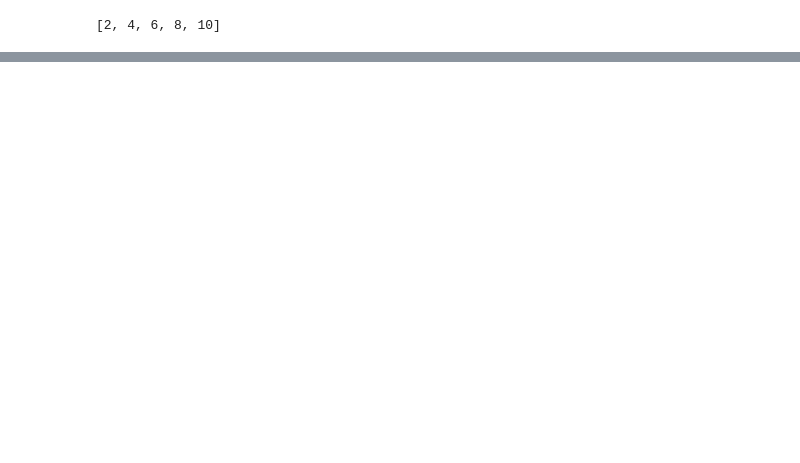
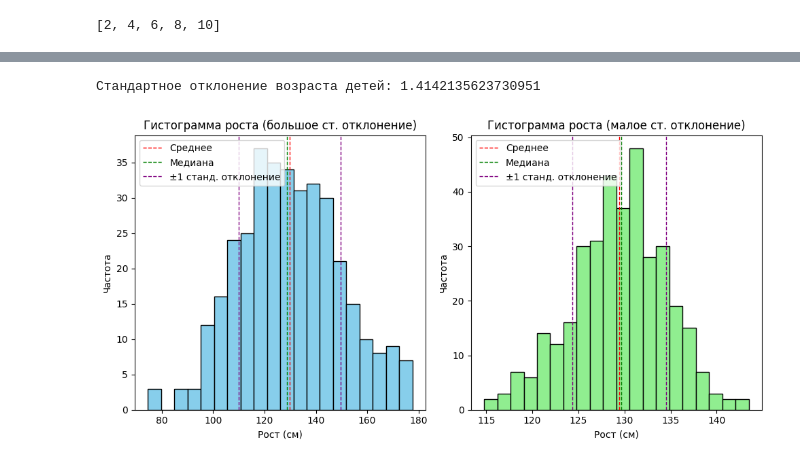
Before and after one commit to iskakanartur/car_data_analysis, a Jupyter notebook: py_basics.ipynb, the cells around one changed output, grey strips where cells are left out. Cells and saved outputs as stored; diff of their text form; code cells hidden in the pictures; blank space fills up the shorter version.

Commit message:
Data Cleaning Finished

```diff
--- a/py_basics.ipynb
+++ b/py_basics.ipynb
@@ -143,0 +190,76 @@ print(удвоенные_числа)  # Выведет: [2, 4, 6, 8, 10]
+# %%
+
+
+import numpy as np
+
+возраст = [8, 9, 10, 11, 12]
+
+# Вычисляем стандартное отклонение
+std_dev = np.std(возраст)
+
+print("Стандартное отклонение возраста детей:", std_dev)
+# %% [output]
+Стандартное отклонение возраста детей: 1.4142135623730951
+# %%
+import pandas as pd
+import numpy as np
+import matplotlib.pyplot as plt
+
+# Создаем данные для 355 детей с большим стандартным отклонением (большой разброс)
+np.random.seed(0)
+heights_high_std = np.random.normal(loc=130, scale=20, size=355)  # Средний рост 130 см, стандартное отклонение 20
+
+# Создаем DataFrame
+data_high_std = pd.DataFrame({'Рост (см)': heights_high_std})
+
+# Гистограмма среднего роста с большим стандартным отклонением
+plt.figure(figsize=(10, 5))
+plt.subplot(1, 2, 1)
+plt.hist(data_high_std['Рост (см)'], bins=20, color='skyblue', edgecolor='black')
+plt.axvline(data_high_std['Рост (см)'].mean(), color='red', linestyle='dashed', linewidth=1)
+plt.axvline(data_high_std['Рост (см)'].median(), color='green', linestyle='dashed', linewidth=1)
+
+# Определяем диапазон +-1 стандартного отклонения
+std_dev = np.std(heights_high_std)
+mean_value = np.mean(heights_high_std)
+left_range = mean_value - std_dev
+right_range = mean_value + std_dev
+
+plt.axvline(left_range, color='purple', linestyle='dashed', linewidth=1)
+plt.axvline(right_range, color='purple', linestyle='dashed', linewidth=1)
+
+plt.title('Гистограмма роста (большое ст. отклонение)')
+plt.xlabel('Рост (см)')
+plt.ylabel('Частота')
+plt.legend(['Среднее', 'Медиана', '±1 станд. отклонение'])
+
+# Теперь создадим данные для выборки с меньшим стандартным отклонением (меньший разброс)
+heights_low_std = np.random.normal(loc=130, scale=5, size=355)  # Средний рост 130 см, стандартное отклонение 5
+
+# Создаем DataFrame
+data_low_std = pd.DataFrame({'Рост (см)': heights_low_std})
+
+# Гистограмма среднего роста с меньшим стандартным отклонением
+plt.subplot(1, 2, 2)
+plt.hist(data_low_std['Рост (см)'], bins=20, color='lightgreen', edgecolor='black')
+plt.axvline(data_low_std['Рост (см)'].mean(), color='red', linestyle='dashed', linewidth=1)
+plt.axvline(data_low_std['Рост (см)'].median(), color='green', linestyle='dashed', linewidth=1)
+
+# Определяем диапазон +-1 стандартного отклонения
+std_dev = np.std(heights_low_std)
+mean_value = np.mean(heights_low_std)
+left_range = mean_value - std_dev
+right_range = mean_value + std_dev
+
+plt.axvline(left_range, color='purple', linestyle='dashed', linewidth=1)
+plt.axvline(right_range, color='purple', linestyle='dashed', linewidth=1)
+
+plt.title('Гистограмма роста (малое ст. отклонение)')
+plt.xlabel('Рост (см)')
+plt.ylabel('Частота')
+plt.legend(['Среднее', 'Медиана', '±1 станд. отклонение'])
+
+plt.tight_layout()
+plt.show()
+# %% [output]
+[figure, added]
```
Also changed, not shown: parts of 4 cells of this notebook, 16 other files.
